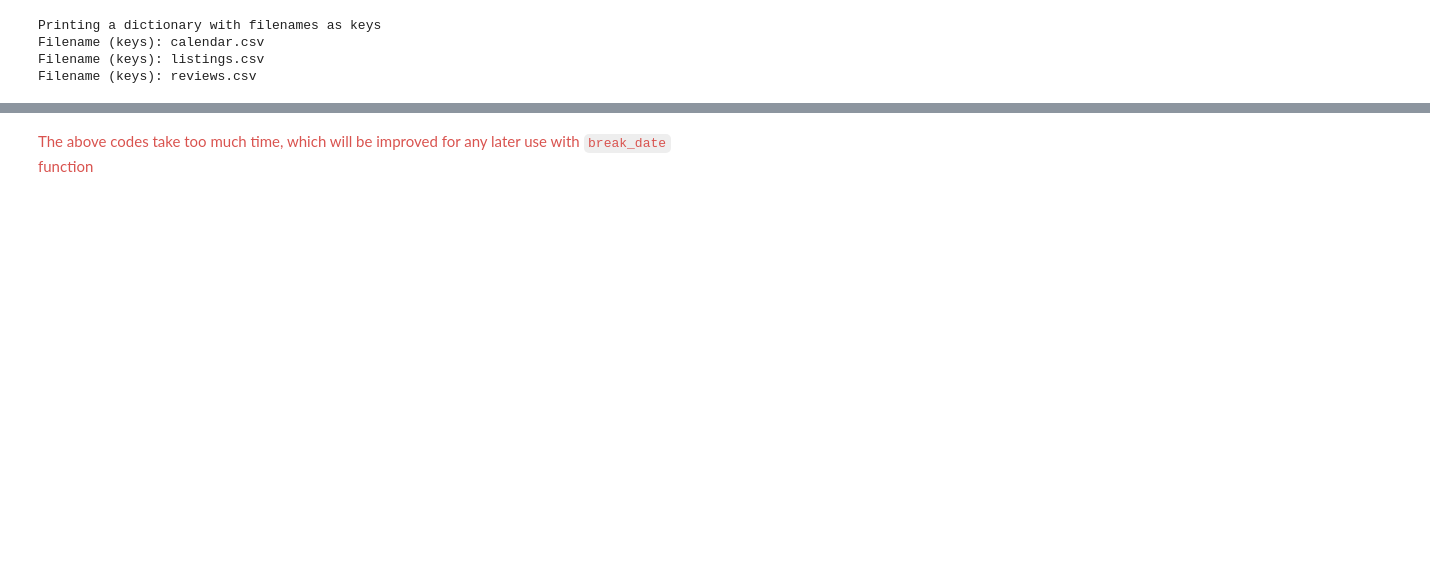
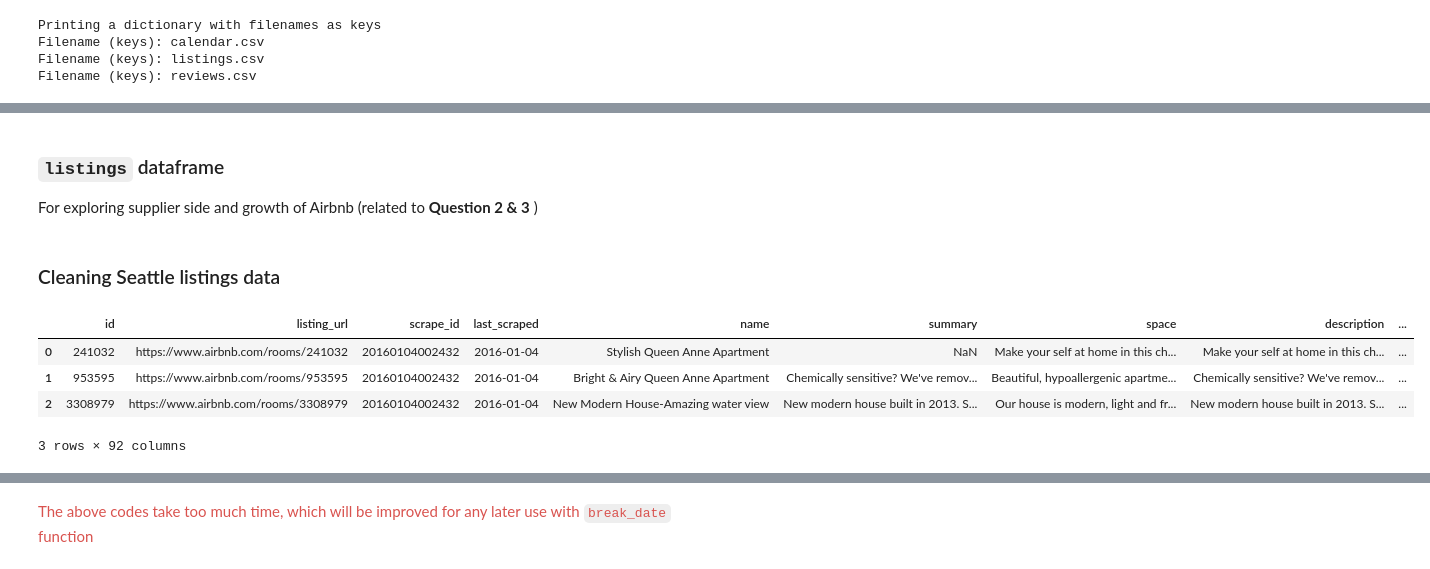
Before and after one commit to jasonsuk/ds-airbnb, a Jupyter notebook: analysis.ipynb, the cells around one changed output, grey strips where cells are left out. Drawn from its saved outputs; the diff is of its cells as text; code cells hidden in the pictures; blank space fills up the shorter version.

```diff
--- a/analysis.ipynb
+++ b/analysis.ipynb
@@ -64,11 +111,11 @@ def extract_df_from_airbnb_zipfile(PATH_ZIPFILE) :
 # %%
-dfs_sea = extract_df_from_airbnb_zipfile(FILE_PATH_SEATTLE)
+dfs_seattle = extract_df_from_airbnb_zipfile(FILE_PATH_SEATTLE)
 # %% [output]
 Printing a dictionary with filenames as keys
 Filename (keys): calendar.csv
 Filename (keys): listings.csv
 Filename (keys): reviews.csv
 # %%
-listings_sea = dfs_sea['listings.csv']
-reviews_sea = dfs_sea['reviews.csv']
-calendar_sea = dfs_sea['calendar.csv']
+listings_seattle = dfs_seattle['listings.csv']
+reviews_seattle = dfs_seattle['reviews.csv']
+calendar_seattle = dfs_seattle['calendar.csv']
@@ -356,0 +394,15 @@ calendar.insert(4, 'day', calendar.date.apply(lambda x : x.day))
+# %% [markdown]
+### `listings` dataframe
+For exploring supplier side and growth of Airbnb (related to **Question 2 & 3** )
+# %% [markdown]
+### Cleaning Seattle listings data
+# %%
+# Copy a dataframe for data cleaning
+listings_sea_copy = listings_seattle.copy()
+listings_sea_copy.head(3)
+# %% [output]
+|  | id | listing_url | scrape_id | last_scraped | name | summary | space | description | ... |
+| 0 | 241032 | https://www.airbnb.com/rooms/241032 | 20160104002432 | 2016-01-04 | Stylish Queen Anne Apartment | NaN | Make your self at home in this ch... | Make your self at home in this ch... | ... |
+| 1 | 953595 | https://www.airbnb.com/rooms/953595 | 20160104002432 | 2016-01-04 | Bright & Airy Queen Anne Apartment | Chemically sensitive? We've remov... | Beautiful, hypoallergenic apartme... | Chemically sensitive? We've remov... | ... |
+| 2 | 3308979 | https://www.airbnb.com/rooms/3308979 | 20160104002432 | 2016-01-04 | New Modern House-Amazing water view | New modern house built in 2013. S... | Our house is modern, light and fr... | New modern house built in 2013. S... | ... |
+3 rows × 92 columns
```
Also changed, not shown: parts of 126 cells of this notebook, 5 other files.
